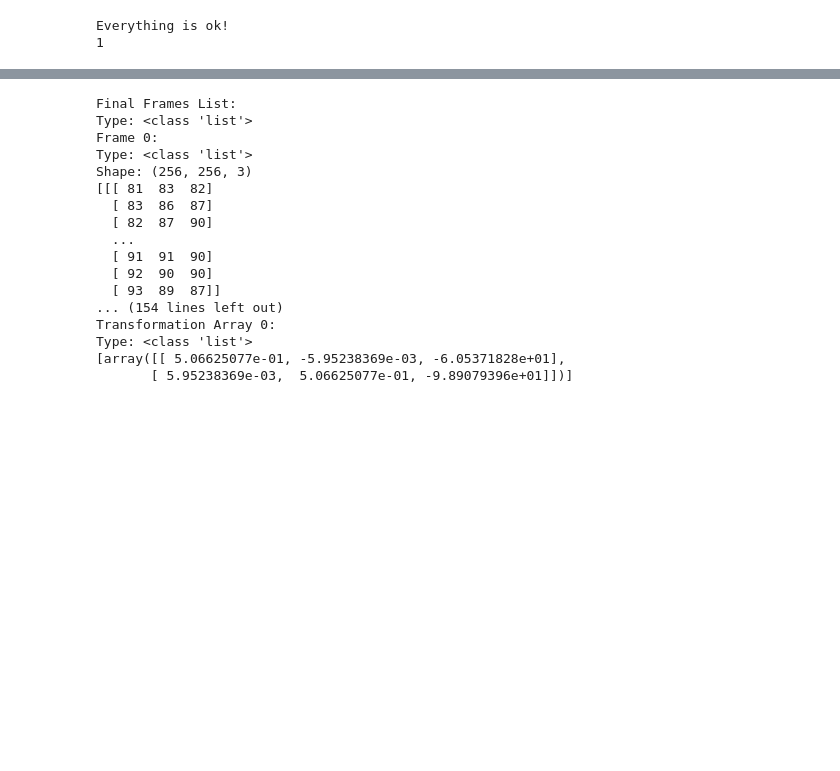
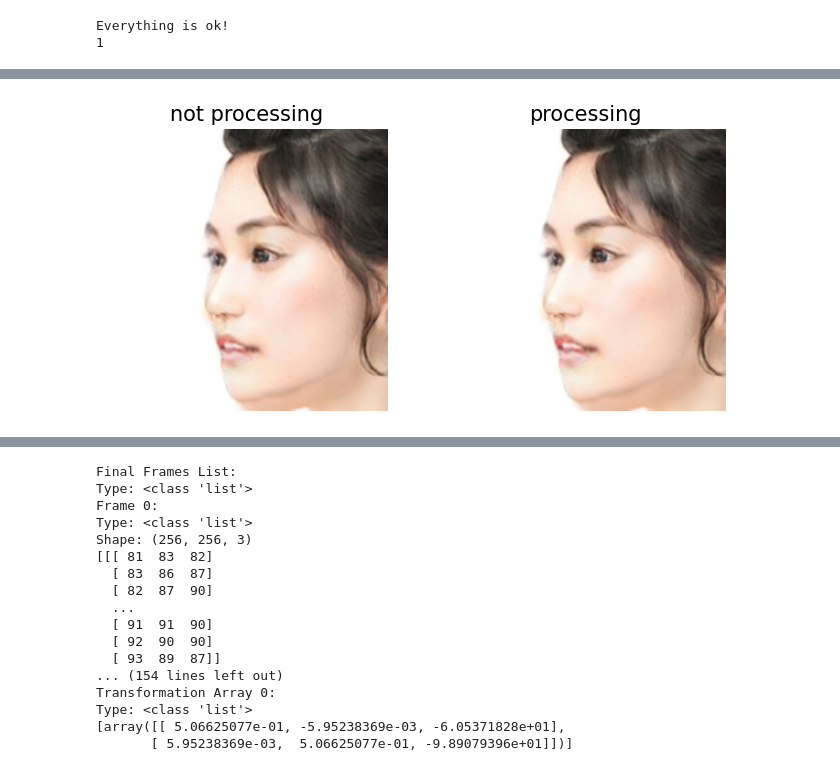
Before and after one commit to TakakiFushimi/ghost, a Jupyter notebook: SberSwapInference.ipynb, the cells around one changed output, grey strips where cells are left out. Saved outputs shown, nothing was run; the diff lists cells and outputs as text; code cells hidden in the pictures; blank space fills up the shorter version.

Commit message:
refactor image output code

```diff
--- a/SberSwapInference.ipynb
+++ b/SberSwapInference.ipynb
@@ -74,10 +74,10 @@ choose source image as a photo -- preferable a selfie of a person
 image_to_image = True
 
 if image_to_image:
-    path_to_target = 'examples/images/006.jpg'
+    path_to_target = 'examples/images/003.jpg'
 else:
     path_to_video = 'examples/videos/random_gif.gif'
-source_full = cv2.imread('examples/images/reina.jpg')
+source_full = cv2.imread('examples/images/hibiki.jpg')
 OUT_VIDEO_NAME = "examples/results/result.mp4"
 crop_size = 224 # don't change this
 BS = 60
@@ -99,6 +99,18 @@ if image_to_image:
 else:
     full_frames, fps = read_video(path_to_video)
 target = get_target(full_frames, app, crop_size)
+
+# Model Inference
+START_TIME = time.time()
+final_frames_list, crop_frames_list, full_frames, tfm_array_list = model_inference(full_frames,
+                                                                                   source,
+                                                                                   target,
+                                                                                   netArc,
+                                                                                   G,
+                                                                                   app,
+                                                                                   set_target = False,
+                                                                                   crop_size=crop_size,
+                                                                                   BS=BS)
 # %% [output]
 Everything is ok!
 1
@@ -237,0 +117,77 @@ Full pipeline took 5.654811859130859
+# %%
+from typing import List
+import numpy as np
+import matplotlib.pyplot as plt
+
+def show_face_frames(final_frames_list: List[List[np.ndarray]],
+                      titles: List[str] = None,
+                      figsize: tuple = (20, 5),
+                      fontsize: int = 15):
+    """
+    オプションのタイトルと共に最終フレームを表示する
+
+    Args:
+    final_frames_list (List[List[np.ndarray]]): 最終フレームのリストのリスト
+    titles (List[str], optional): 各セットのタイトル。デフォルトはNone
+    figsize (tuple, optional): 図のサイズ。デフォルトは(20, 5)
+    fontsize (int, optional): タイトルのフォントサイズ。デフォルトは15
+    """
+
+    fig, axes = plt.subplots(1, len(final_frames_list), figsize=figsize)
+    for idx, (ax, image) in enumerate(zip(axes, final_frames_list)):
+        ax.imshow(image[0][:, :, ::-1])
+        if titles:
+            ax.set_title(titles[idx], fontsize=fontsize)
+        ax.axis("off")
+    plt.show()
+
+def get_only_swaped_fullimage(final_frames: List[np.ndarray],
+                          crop_frames: List[np.ndarray],
+                          full_frame: np.ndarray,
+                          tfm_arrays: List[np.ndarray]):
+    """
+    フェイススワッピングや他の画像変換の結果を用いて最終的な画像を生成する
+
+    Args:
+    final_frames (List[np.ndarray]): 最終的に生成されたフレームのリスト
+    full_frame (np.ndarray): フルサイズの元のフレーム
+    tfm_arrays (List[np.ndarray]): 各フレームに適用された変換行列のリスト
+    """
+    final = full_frame.copy()
+
+    for frames, crop_frames, tfm_arrays in zip(final_frames_list, crop_frames_list, tfm_array_list):
+        for frame, crop_frame, tfm_array in zip(frames, crop_frames, tfm_arrays):
+            if frame.size > 0:
+                frame_resized = cv2.resize(frame, (crop_frame.shape[1], crop_frame.shape[0]))
+                mat_rev = cv2.invertAffineTransform(tfm_array)
+                swap_t = cv2.warpAffine(frame_resized, mat_rev, (full_frame.shape[1], full_frame.shape[0]), borderMode=cv2.BORDER_REPLICATE)
+                mask = cv2.warpAffine(np.ones_like(crop_frame[:, :, 0], dtype=np.uint8), mat_rev, (full_frame.shape[1], full_frame.shape[0]))
+                mask = mask[:, :, np.newaxis]
+                final = mask * swap_t + (1 - mask) * final
+
+    final = np.array(final, dtype='uint8')
+    return final
+# １．顔のクローズアップ
+face_close_up = final_frames_list.copy()
+
+# 超解像処理
+if use_sr:
+    final_frames_list = face_enhancement(final_frames_list, model)
+
+# 表示するタイトルを指定します
+titles = ["not processing", "processing"]
+face_close_up.append(final_frames_list[0])
+
+# 画像として表示します
+show_face_frames(face_close_up, titles, figsize=(8, 5))
+
+# ２．全体
+# 後処理なし
+result = get_only_swaped_fullimage(final_frames_list, crop_frames_list, full_frames[0], tfm_array_list)
+show_images([source[0][:, :, ::-1], target_full, result], ['Source Image', 'Target Image', 'Swapped Image'], figsize=(20, 15))
+
+# 後処理あり
+result = get_final_image(final_frames_list, crop_frames_list, full_frames[0], tfm_array_list, handler)
+show_images([source[0][:, :, ::-1], target_full, result], ['Source Image', 'Target Image', 'Swapped Image'], figsize=(20, 15))
+# %% [output]
+[figure, added]
```
Also changed, not shown: parts of 6 cells of this notebook.
